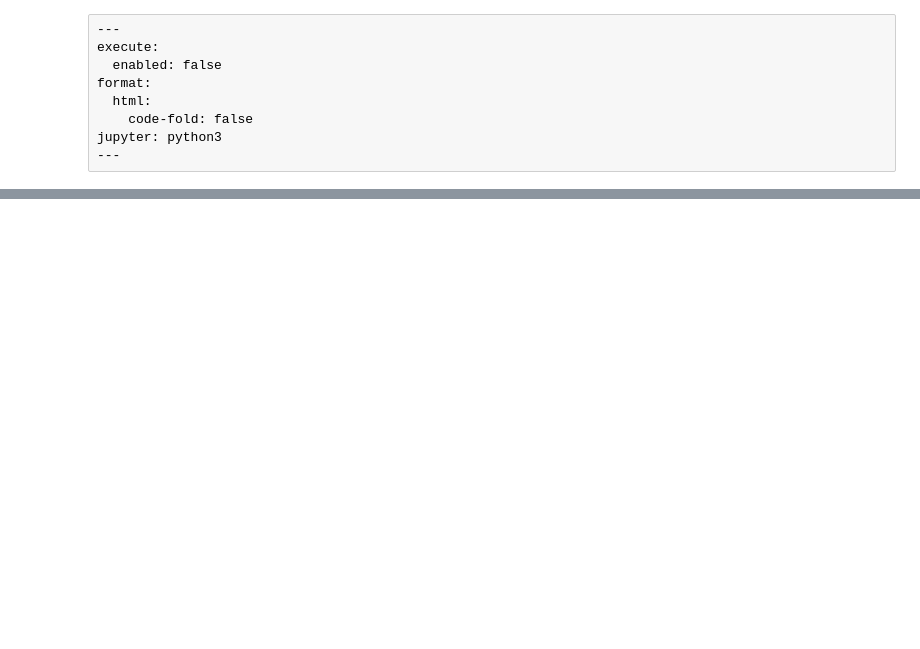
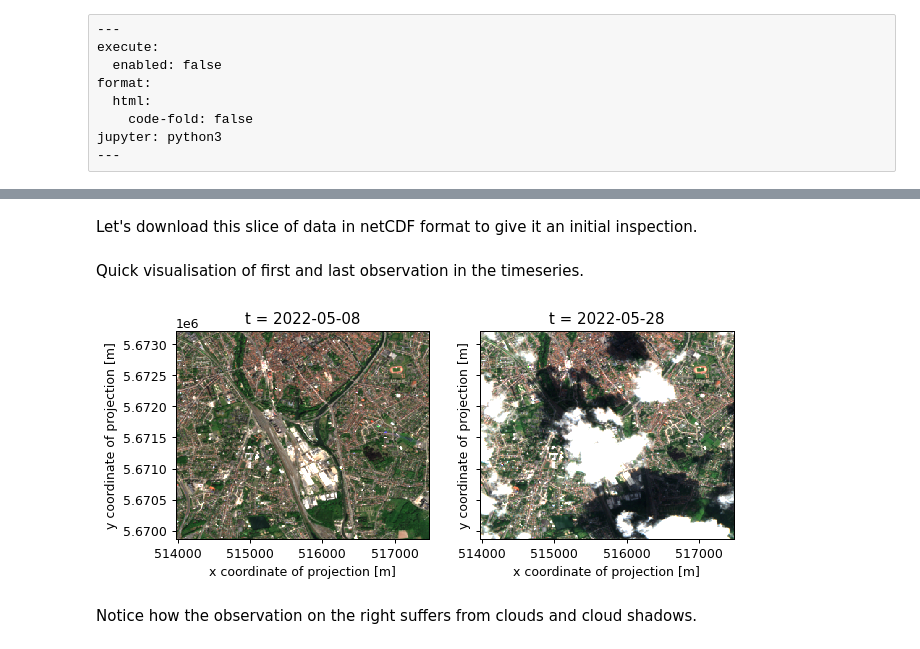
Before and after one commit to eu-cdse/notebook-samples, a Jupyter notebook: openeo/Load_Collection.ipynb, the cells around one changed output, grey strips where cells are left out. Cells and saved outputs as stored; diff of their text form; code cells hidden in the pictures; blank space fills up the shorter version.

Commit message:
Finetune Load_Collection.ipynb

```diff
--- a/openeo/Load_Collection.ipynb
+++ b/openeo/Load_Collection.ipynb
@@ -116,0 +60,2 @@ plt.show()
+# %% [markdown]
+Let's download this slice of data in netCDF format to give it an initial inspection.
@@ -116,0 +64,14 @@ plt.show()
+# %% [markdown]
+Quick visualisation of first and last observation in the timeseries.
+# %%
+ds = xarray.load_dataset("output/load-raw.nc")
+# Convert xarray DataSet to a (bands, t, x, y) DataArray
+data = ds[["B04", "B03", "B02"]].to_array(dim="bands")
+
+fig, axes = plt.subplots(ncols=2, figsize=(8, 3), dpi=90, sharey=True)
+data[{"t": 0}].plot.imshow(vmin=0, vmax=2000, ax=axes[0])
+data[{"t": -1}].plot.imshow(vmin=0, vmax=2000, ax=axes[1]);
+# %% [output]
+[figure, added]
+# %% [markdown]
+Notice how the observation on the right suffers from clouds and cloud shadows.
```
Also changed, not shown: parts of 43 cells of this notebook, 2 other files.
